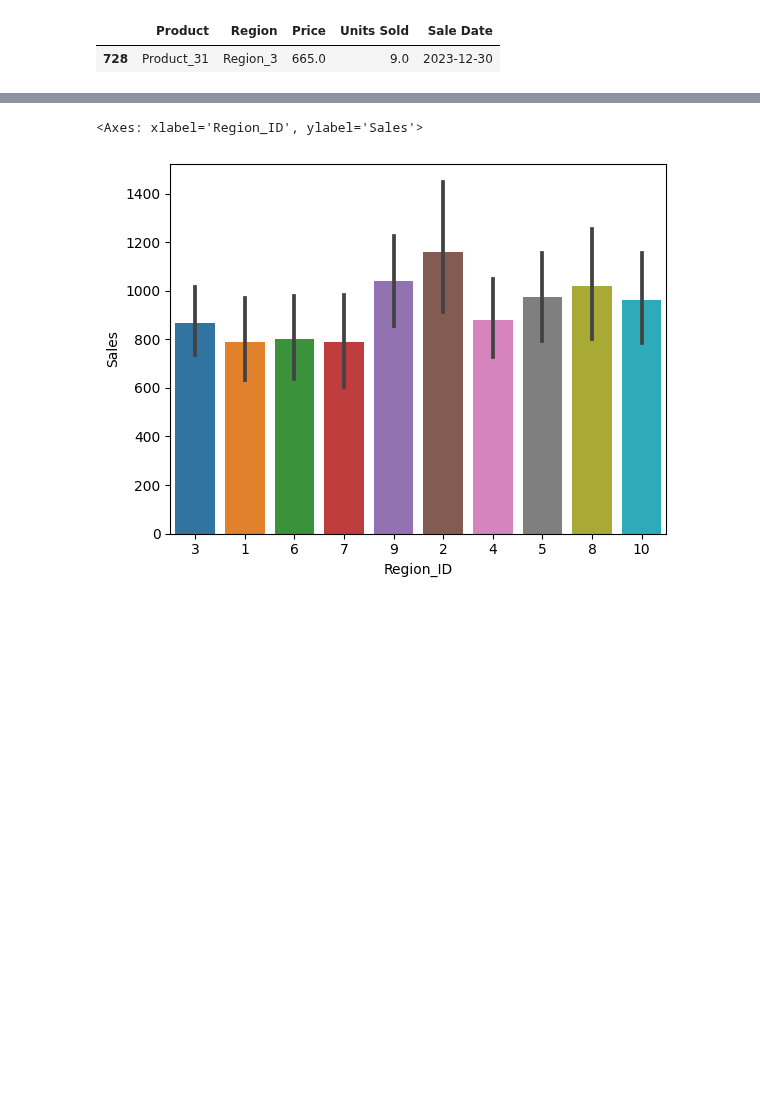
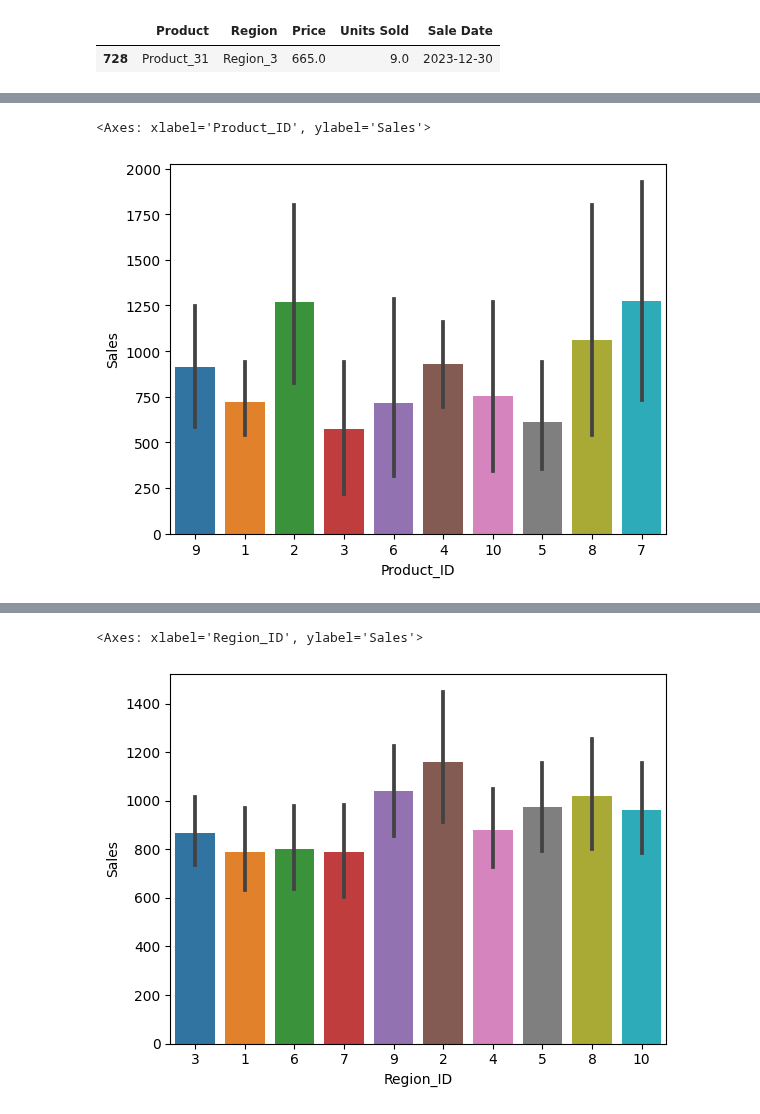
Before and after one commit to mahinbindra/schulich_data_science, a Jupyter notebook: Assignments/assignment_1_descriptive stats and probability.ipynb, the cells around one changed output, grey strips where cells are left out. Cells and saved outputs as stored; diff of their text form; code cells hidden in the pictures; blank space fills up the shorter version.

```diff
--- a/Assignments/assignment_1_descriptive stats and probability.ipynb
+++ b/Assignments/assignment_1_descriptive stats and probability.ipynb
@@ -526,0 +595,6 @@ See the caveats in the documentation: https://pandas.pydata.org/pandas-docs/stab
+# %%
+sns.barplot(data = df_product10, x = 'Product_ID', y = 'Sales')
+# Create barplot between the first 10 products and sales to better understand the data
+# %% [output]
+<Axes: xlabel='Product_ID', ylabel='Sales'>
+[figure, added]
```
Also changed, not shown: parts of 149 cells of this notebook, 1 other file.
